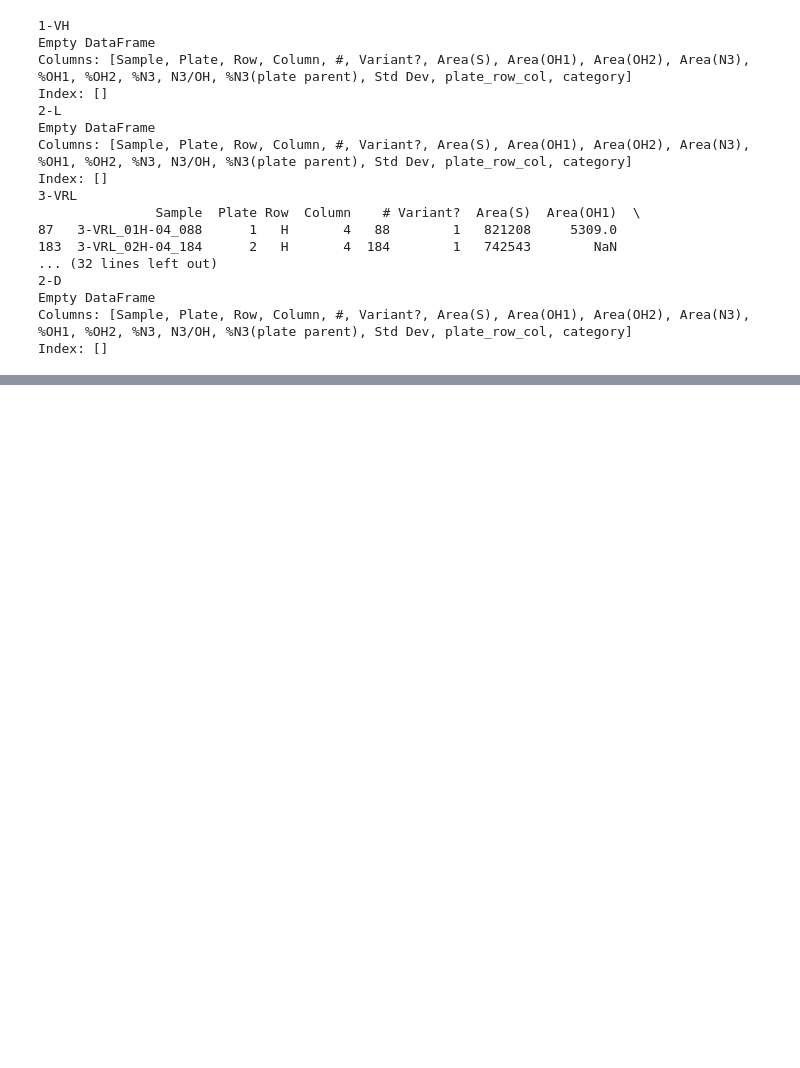
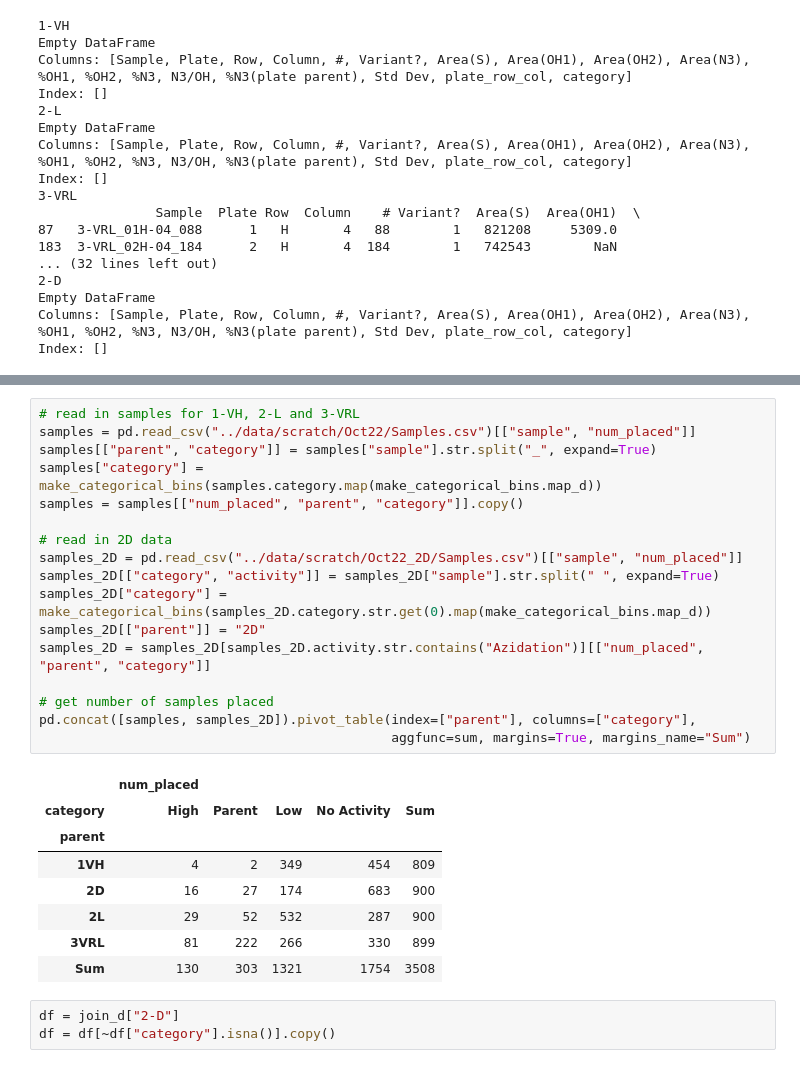
Before and after one commit to RomeroLab/sadx-latent-function, a Jupyter notebook: projects/Biochemical_Ordinal/scripts/nb_screening_data.ipynb, the cells around one changed output, grey strips where cells are left out. Cells and saved outputs as stored; diff of their text form; blank space fills up the shorter version.

```diff
--- a/projects/Biochemical_Ordinal/scripts/nb_screening_data.ipynb
+++ b/projects/Biochemical_Ordinal/scripts/nb_screening_data.ipynb
@@ -107,0 +139,29 @@ Index: []
+# %%
+# read in samples for 1-VH, 2-L and 3-VRL
+samples = pd.read_csv("../data/scratch/Oct22/Samples.csv")[["sample", "num_placed"]]
+samples[["parent", "category"]] = samples["sample"].str.split("_", expand=True)
+samples["category"] = make_categorical_bins(samples.category.map(make_categorical_bins.map_d))
+samples = samples[["num_placed", "parent", "category"]].copy()
+
+# read in 2D data
+samples_2D = pd.read_csv("../data/scratch/Oct22_2D/Samples.csv")[["sample", "num_placed"]]
+samples_2D[["category", "activity"]] = samples_2D["sample"].str.split(" ", expand=True)
+samples_2D["category"] = make_categorical_bins(samples_2D.category.str.get(0).map(make_categorical_bins.map_d))
+samples_2D[["parent"]] = "2D"
+samples_2D = samples_2D[samples_2D.activity.str.contains("Azidation")][["num_placed", "parent", "category"]]
+
+# get number of samples placed
+pd.concat([samples, samples_2D]).pivot_table(index=["parent"], columns=["category"],
+                                             aggfunc=sum, margins=True, margins_name="Sum")
+# %% [output]
+|  | num_placed |  |  |  |  |
+| category | High | Parent | Low | No Activity | Sum |
+| parent |  |  |  |  |  |
+| 1VH | 4 | 2 | 349 | 454 | 809 |
+| 2D | 16 | 27 | 174 | 683 | 900 |
+| 2L | 29 | 52 | 532 | 287 | 900 |
+| 3VRL | 81 | 222 | 266 | 330 | 899 |
+| Sum | 130 | 303 | 1321 | 1754 | 3508 |
+# %%
+df = join_d["2-D"]
+df = df[~df["category"].isna()].copy()
```
Also changed, not shown: parts of 3 cells of this notebook.
